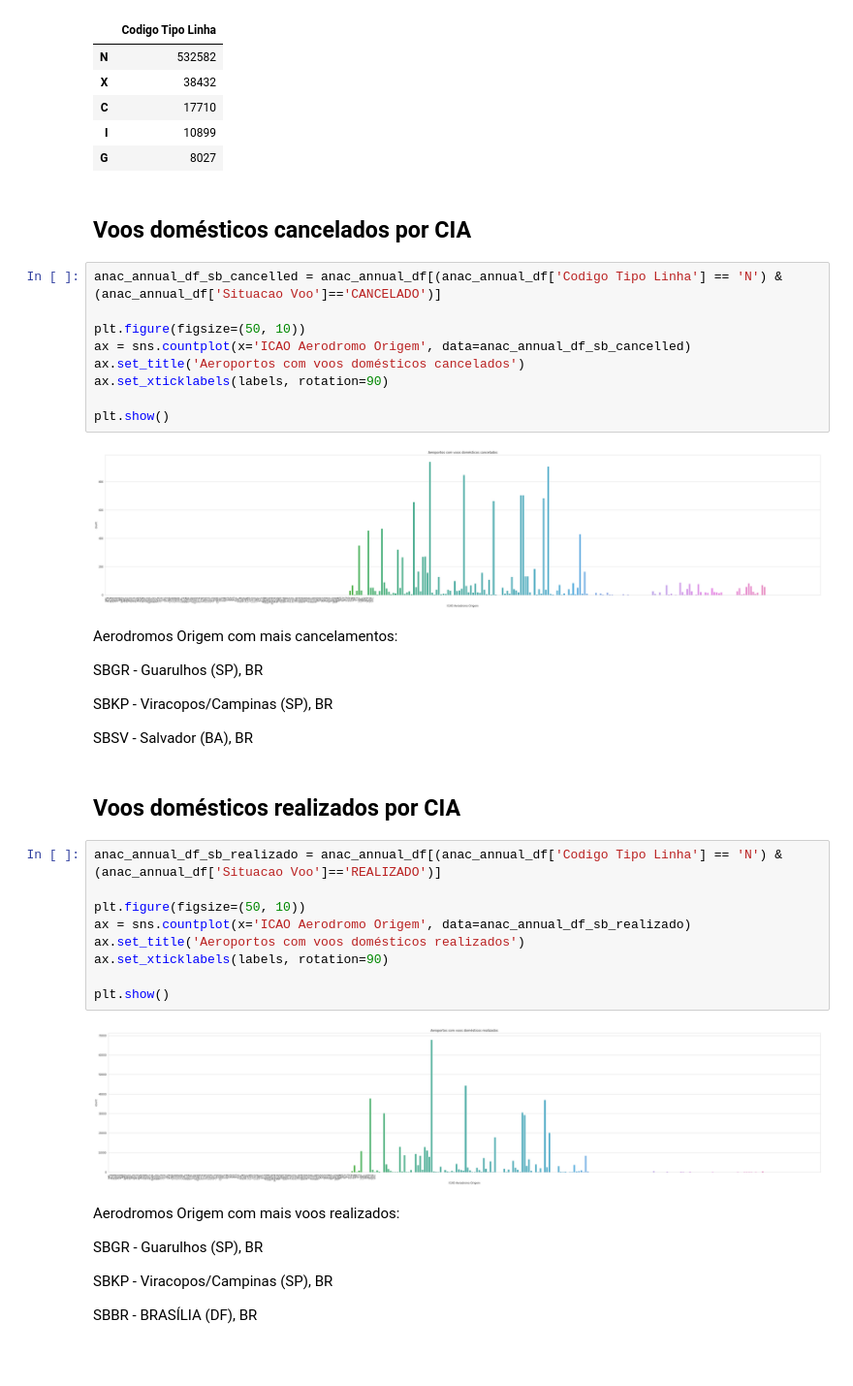
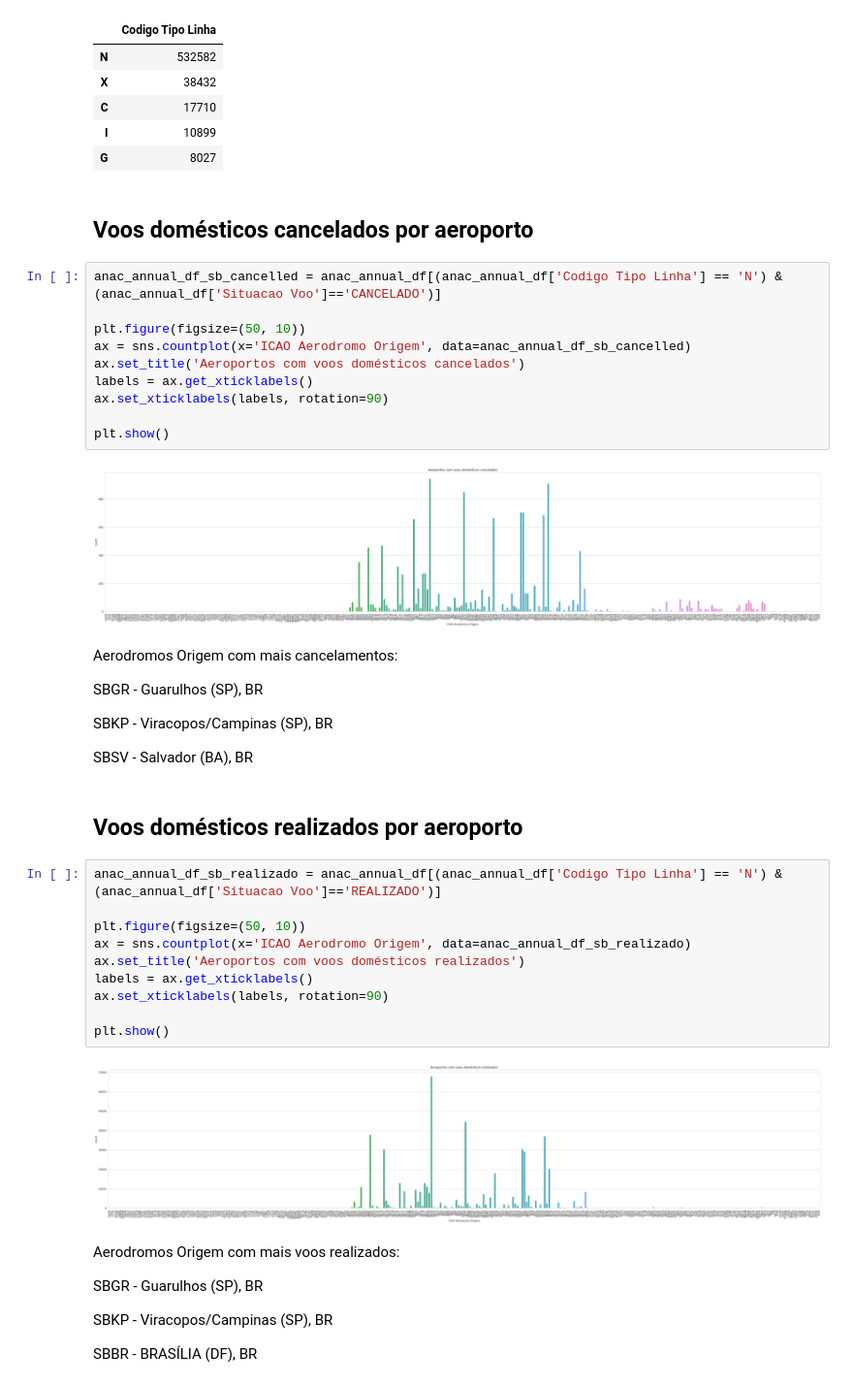
Before and after one commit to GabrielCdev/ANAC_BigData_Analysis, a Jupyter notebook: ANAC_Dataset_Analysis.ipynb, the cells around one changed output. Shown at 97% size. Saved outputs shown, nothing was run; the diff lists cells and outputs as text; blank space fills up the shorter version.

Commit message:
Update with GetLabel() for domestics flights

```diff
--- a/ANAC_Dataset_Analysis.ipynb
+++ b/ANAC_Dataset_Analysis.ipynb
@@ -455,18 +471,19 @@ anac_annual_df['Codigo Tipo Linha'].value_counts().to_frame()
 | I | 10899 |
 | G | 8027 |
 # %% [markdown]
-## Voos domésticos cancelados por CIA
+## Voos domésticos cancelados por aeroporto
 # %%
 anac_annual_df_sb_cancelled = anac_annual_df[(anac_annual_df['Codigo Tipo Linha'] == 'N') & (anac_annual_df['Situacao Voo']=='CANCELADO')]
 
 plt.figure(figsize=(50, 10))
 ax = sns.countplot(x='ICAO Aerodromo Origem', data=anac_annual_df_sb_cancelled)
 ax.set_title('Aeroportos com voos domésticos cancelados')
+labels = ax.get_xticklabels()
 ax.set_xticklabels(labels, rotation=90)
 
 plt.show()
 # %% [output]
-[figure, old version]
+[figure, new version]
 # %% [markdown]
 Aerodromos Origem com mais cancelamentos:
 
@@ -476,18 +493,19 @@ SBKP - Viracopos/Campinas (SP), BR
 
 SBSV - Salvador (BA), BR
 # %% [markdown]
-## Voos domésticos realizados por CIA
+## Voos domésticos realizados por aeroporto
 # %%
 anac_annual_df_sb_realizado = anac_annual_df[(anac_annual_df['Codigo Tipo Linha'] == 'N') & (anac_annual_df['Situacao Voo']=='REALIZADO')]
 
 plt.figure(figsize=(50, 10))
 ax = sns.countplot(x='ICAO Aerodromo Origem', data=anac_annual_df_sb_realizado)
 ax.set_title('Aeroportos com voos domésticos realizados')
+labels = ax.get_xticklabels()
 ax.set_xticklabels(labels, rotation=90)
 
 plt.show()
 # %% [output]
-[figure, old version]
+[figure, new version]
 # %% [markdown]
 Aerodromos Origem com mais voos realizados:
 
```
Also changed, not shown: parts of 9 cells of this notebook.
